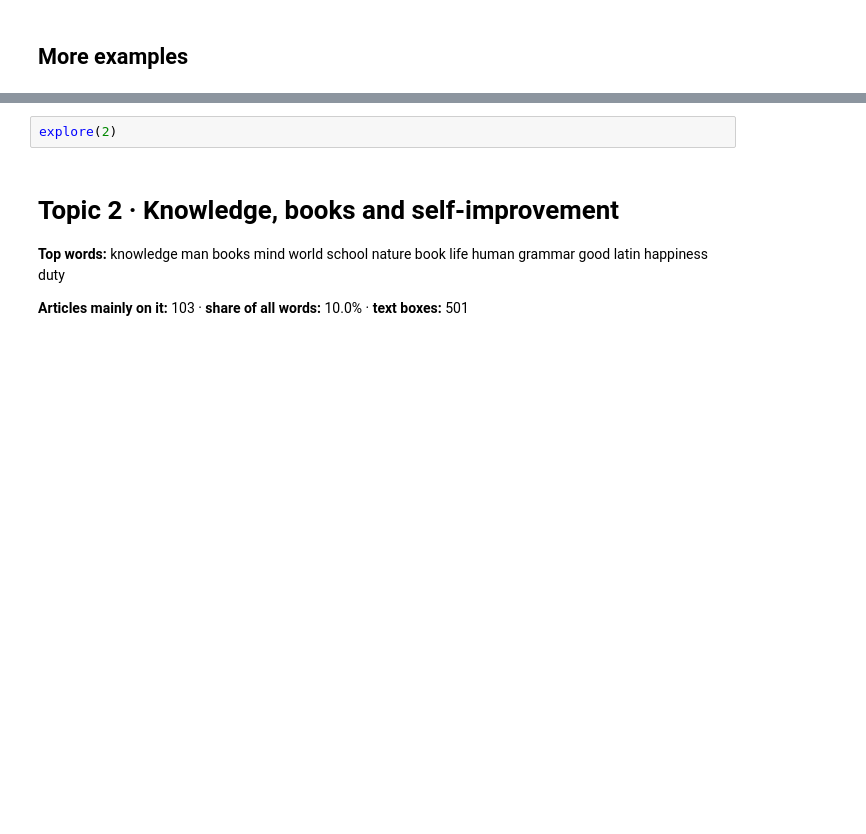
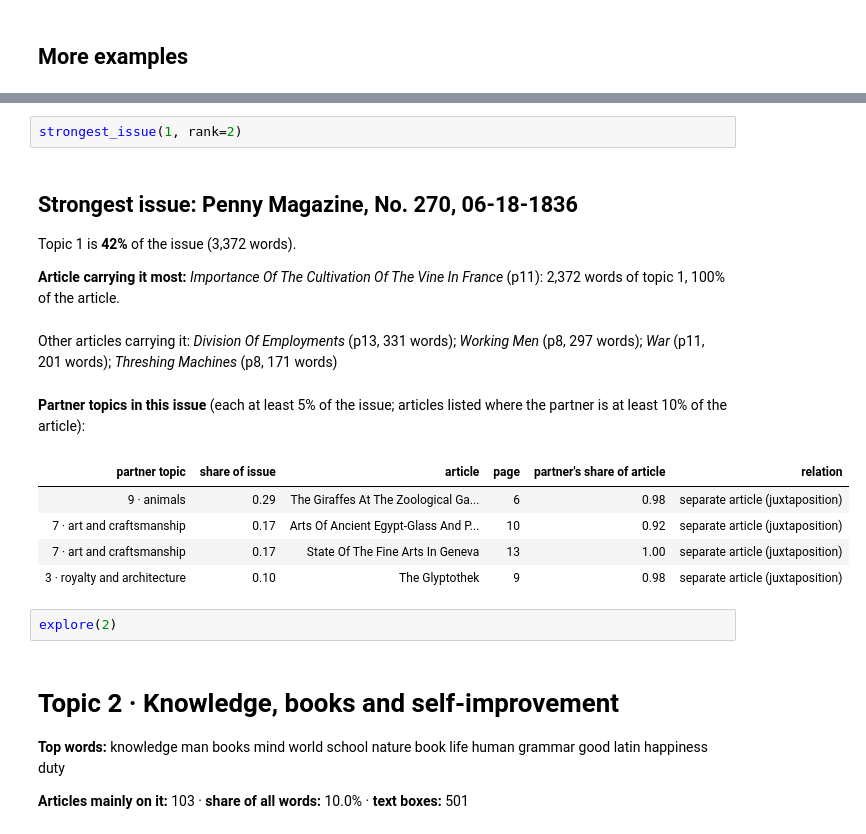
Before and after one commit to owenmonroe/dissertation_layout_pilot, a Jupyter notebook: evaluation/topic_modelling/topic_explorer.ipynb, the cells around one changed output, grey strips where cells are left out. Drawn from its saved outputs; the diff is of its cells as text; blank space fills up the shorter version.

```diff
--- a/evaluation/topic_modelling/topic_explorer.ipynb
+++ b/evaluation/topic_modelling/topic_explorer.ipynb
@@ -206,3 +206,18 @@ Topic 1 is present (at least 10% of the words) in **20** of 45 issues. Issues to
+# %%
+strongest_issue(1, rank=2)
+# %% [output]
+## Strongest issue: Penny Magazine, No. 270, 06-18-1836
+
+Topic 1 is **42%** of the issue (3,372 words).
+
+**Article carrying it most:** *Importance Of The Cultivation Of The Vine In France* (p11): 2,372 words of topic 1, 100% of the article.
+Other articles carrying it: *Division Of Employments* (p13, 331 words); *Working Men* (p8, 297 words); *War* (p11, 201 words); *Threshing Machines* (p8, 171 words)
+**Partner topics in this issue** (each at least 5% of the issue; articles listed where the partner is at least 10% of the article):
+| partner topic | share of issue | article | page | partner's share of article | relation |
+| 9 · animals | 0.29 | The Giraffes At The Zoological Ga... | 6 | 0.98 | separate article (juxtaposition) |
+| 7 · art and craftsmanship | 0.17 | Arts Of Ancient Egypt-Glass And P... | 10 | 0.92 | separate article (juxtaposition) |
+| 7 · art and craftsmanship | 0.17 | State Of The Fine Arts In Geneva | 13 | 1.00 | separate article (juxtaposition) |
+| 3 · royalty and architecture | 0.10 | The Glyptothek | 9 | 0.98 | separate article (juxtaposition) |
 # %%
 explore(2)
 # %% [output]
```
Also changed, not shown: parts of 8 cells of this notebook, 3 other files.
